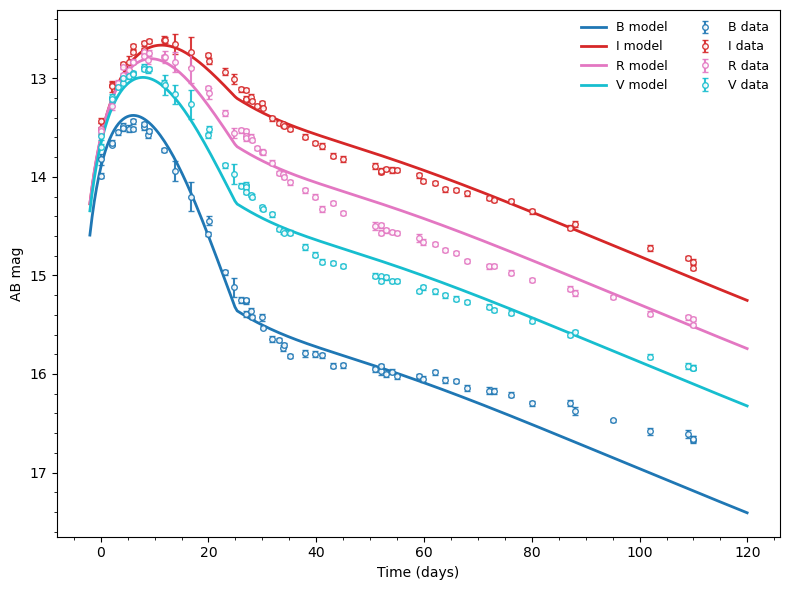
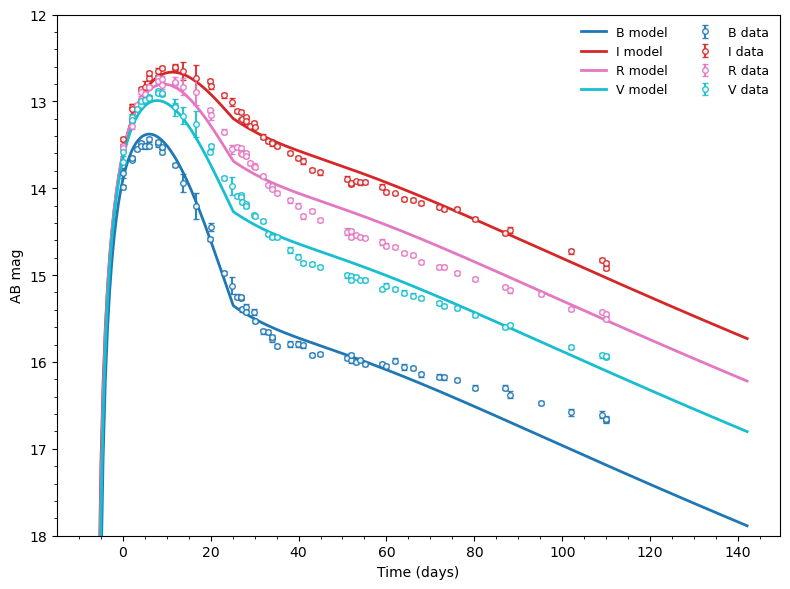
Unified diff of the notebook cell whose output changed from the first chart to the second:
--- before
+++ after
@@ -5,5 +5,5 @@
 # Step 2: compute model curves for each band
 bands = list(dict.fromkeys(data_mb.band.tolist()))
-t_line = np.linspace(float(np.nanmin(data_mb.t_days)) - 2.0, float(np.nanmax(data_mb.t_days)) + 10.0, 300)
+t_line = np.linspace(0,150 , 300)
 colors = dict(zip(bands, plt.cm.tab10(np.linspace(0, 1, len(bands)))))
 
@@ -15,5 +15,5 @@
         theta=theta_mb,
         ctx=ctx_mb,
-        t_days=t_line + t_shift_mb,
+        t_days=t_line,
         band=np.array([b] * len(t_line), dtype=object),
         interp_fill="nan",
@@ -24,10 +24,10 @@
         capsize=2, alpha=0.9, label=f"{b} data"
     )
-    ax.plot(t_line, y_line, color=colors[b], lw=2.0, label=f"{b} model")
+    ax.plot(t_line-t_shift_mb, y_line, color=colors[b], lw=2.0, label=f"{b} model")
 
 # Step 3: optimize figure style
 ax.set_xlabel("Time (days)")
 ax.set_ylabel("AB mag")
-ax.invert_yaxis()
+ax.set_ylim(18, 12)
 ax.legend(ncol=2, frameon=False, fontsize=9)
 ax.minorticks_on()

Commit: updata: tutorial